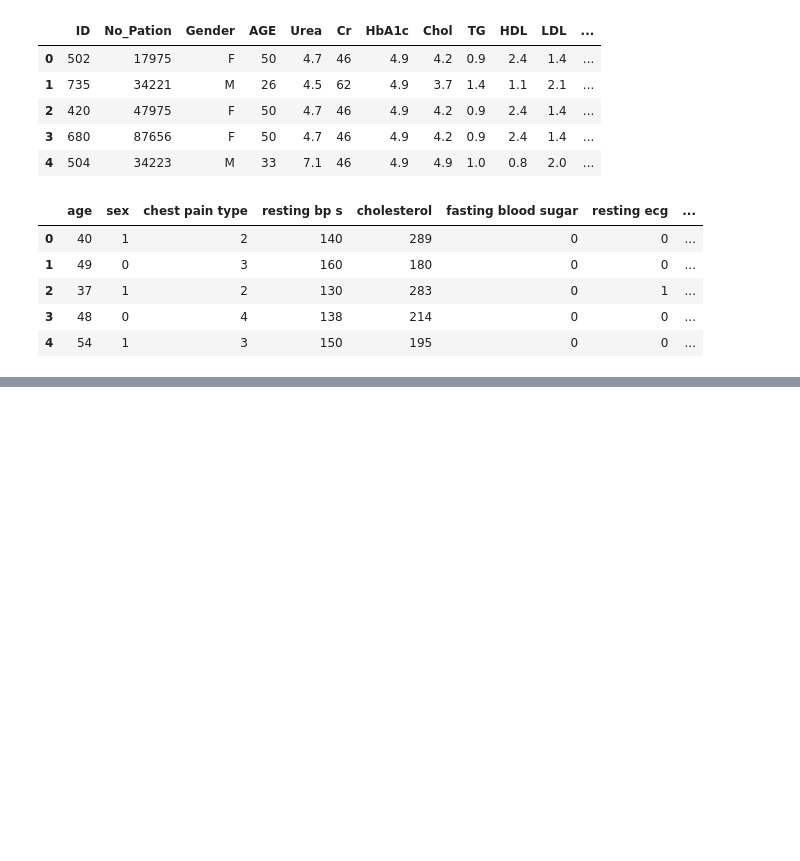
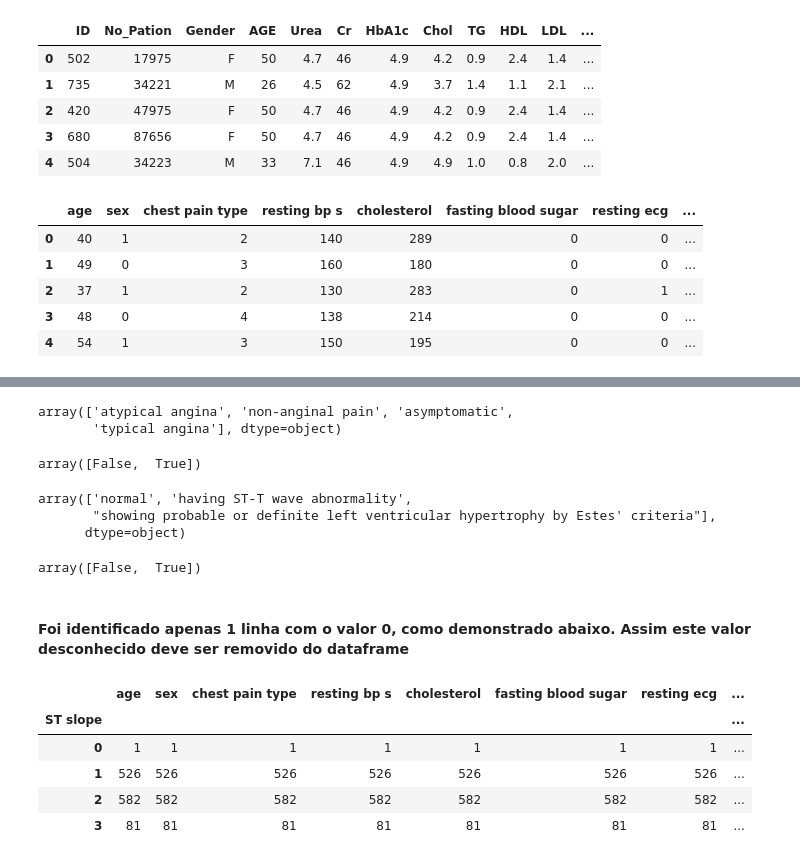
Before and after one commit to Raphael-Marchetti-Calciolari/projects-data-science-diseases-ieee-dataport, a Jupyter notebook: Projeto_Ciencia_de_Dados.ipynb, the cells around one changed output, grey strips where cells are left out. Drawn from its saved outputs; the diff is of its cells as text; code cells hidden in the pictures; blank space fills up the shorter version.

```diff
--- a/Projeto_Ciencia_de_Dados.ipynb
+++ b/Projeto_Ciencia_de_Dados.ipynb
@@ -60,0 +140,45 @@ breast_cancer_df.head()
+# %%
+heart_disease_df['chest pain type'] = (heart_disease_df['chest pain type']
+                                        .replace(1, 'typical angina')
+                                        .replace(2, 'atypical angina')
+                                        .replace(3, 'non-anginal pain')
+                                        .replace(4, 'asymptomatic'))
+heart_disease_df['chest pain type'].unique()
+# %% [output]
+array(['atypical angina', 'non-anginal pain', 'asymptomatic',
+       'typical angina'], dtype=object)
+# %%
+heart_disease_df['fasting blood sugar'] = (heart_disease_df['fasting blood sugar']
+                                            .replace(1, True)
+                                            .replace(0, False))
+heart_disease_df['fasting blood sugar'].unique()
+# %% [output]
+array([False,  True])
+# %%
+heart_disease_df['resting ecg'] = (heart_disease_df['resting ecg']
+                                    .replace(0, 'normal')
+                                    .replace(1, 'having ST-T wave abnormality')
+                                    .replace(2, 'showing probable or definite left ventricular hypertrophy by Estes\' criteria'))
+heart_disease_df['resting ecg'].unique()
+# %% [output]
+array(['normal', 'having ST-T wave abnormality',
+       "showing probable or definite left ventricular hypertrophy by Estes' criteria"],
+      dtype=object)
+# %%
+heart_disease_df['exercise angina'] = (heart_disease_df['exercise angina']
+                                        .replace(1, True)
+                                        .replace(0, False))
+heart_disease_df['exercise angina'].unique()
+# %% [output]
+array([False,  True])
+# %% [markdown]
+#### Foi identificado apenas 1 linha com o valor 0, como demonstrado abaixo. Assim este valor desconhecido deve ser removido do dataframe
+# %%
+heart_disease_df.groupby('ST slope').count()
+# %% [output]
+|  | age | sex | chest pain type | resting bp s | cholesterol | fasting blood sugar | resting ecg | ... |
+| ST slope |  |  |  |  |  |  |  | ... |
+| 0 | 1 | 1 | 1 | 1 | 1 | 1 | 1 | ... |
+| 1 | 526 | 526 | 526 | 526 | 526 | 526 | 526 | ... |
+| 2 | 582 | 582 | 582 | 582 | 582 | 582 | 582 | ... |
+| 3 | 81 | 81 | 81 | 81 | 81 | 81 | 81 | ... |
```
Also changed, not shown: parts of 24 cells of this notebook.
